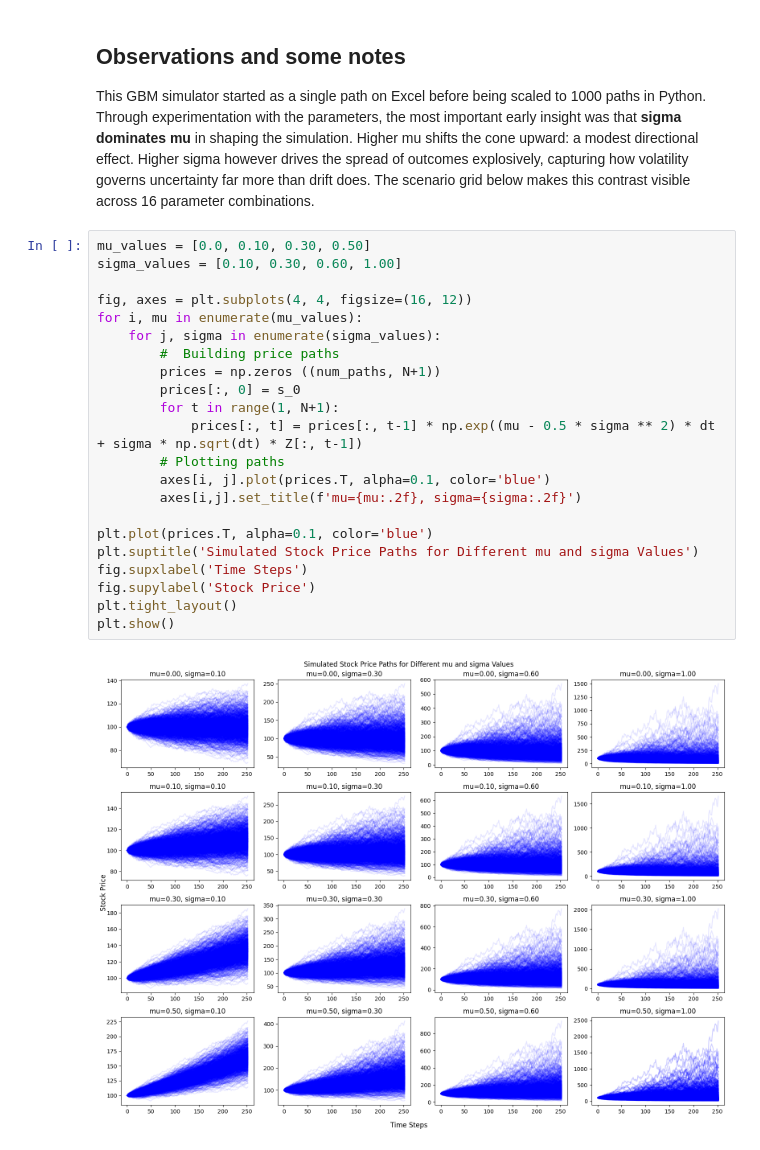
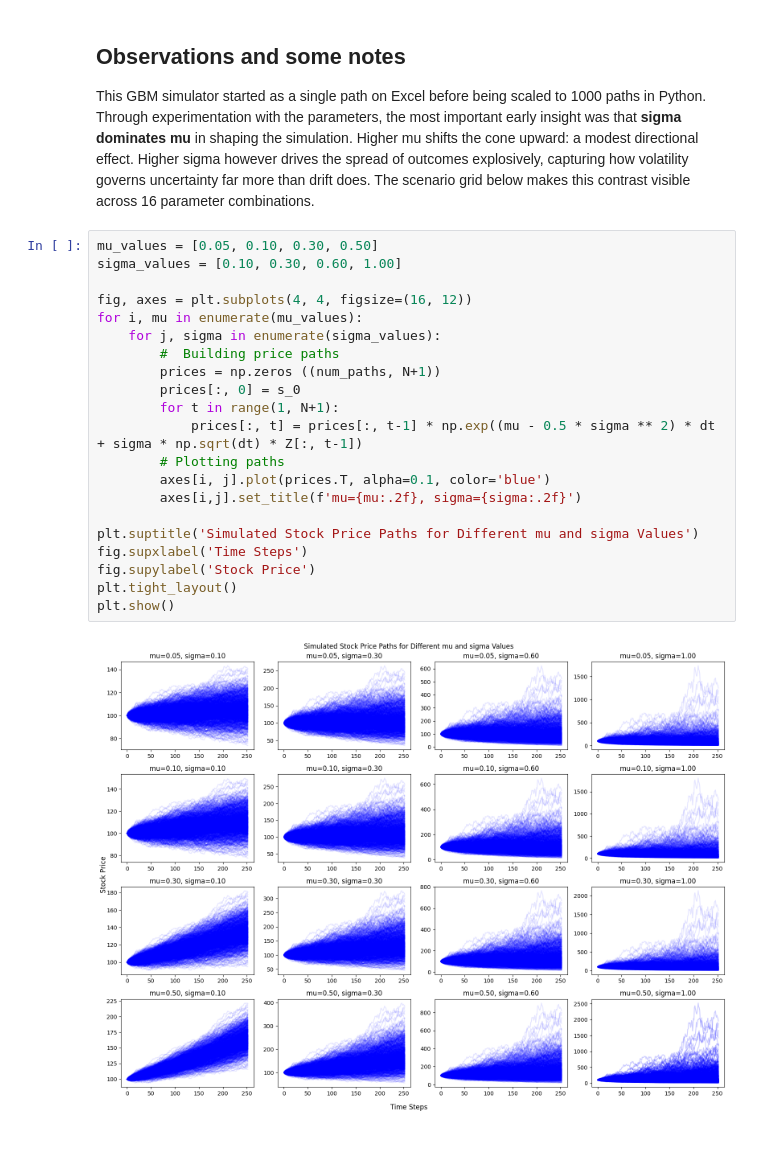
Before and after one commit to rdytgl/quant-fin-lab, a Jupyter notebook: mod1_stochastic/week1_gbm/gbm_simulator.ipynb, the cells around one changed output. Cells and saved outputs as stored; diff of their text form.

```diff
--- a/mod1_stochastic/week1_gbm/gbm_simulator.ipynb
+++ b/mod1_stochastic/week1_gbm/gbm_simulator.ipynb
@@ -27,26 +27,25 @@ plt.show()
 ## Observations and some notes
 This GBM simulator started as a single path on Excel before being scaled to 1000 paths in Python. Through experimentation with the parameters, the most important early insight was that **sigma dominates mu** in shaping the simulation. Higher mu shifts the cone upward: a modest directional effect. Higher sigma however drives the spread of outcomes explosively, capturing how volatility governs uncertainty far more than drift does. The scenario grid below makes this contrast visible across 16 parameter combinations.
 # %%
-mu_values = [0.0, 0.10, 0.30, 0.50]
+mu_values = [0.05, 0.10, 0.30, 0.50]
 sigma_values = [0.10, 0.30, 0.60, 1.00]
 
 fig, axes = plt.subplots(4, 4, figsize=(16, 12))
 for i, mu in enumerate(mu_values):
     for j, sigma in enumerate(sigma_values):
         #  Building price paths
         prices = np.zeros ((num_paths, N+1))
         prices[:, 0] = s_0
         for t in range(1, N+1):
             prices[:, t] = prices[:, t-1] * np.exp((mu - 0.5 * sigma ** 2) * dt + sigma * np.sqrt(dt) * Z[:, t-1])
         # Plotting paths
         axes[i, j].plot(prices.T, alpha=0.1, color='blue')
         axes[i,j].set_title(f'mu={mu:.2f}, sigma={sigma:.2f}')
 
-plt.plot(prices.T, alpha=0.1, color='blue')
 plt.suptitle('Simulated Stock Price Paths for Different mu and sigma Values')
 fig.supxlabel('Time Steps')
 fig.supylabel('Stock Price')
 plt.tight_layout()
 plt.show()
 # %% [output]
-[figure, old version]
+[figure, new version]
```
Also changed, not shown: parts of 7 cells of this notebook, 2 other files.
